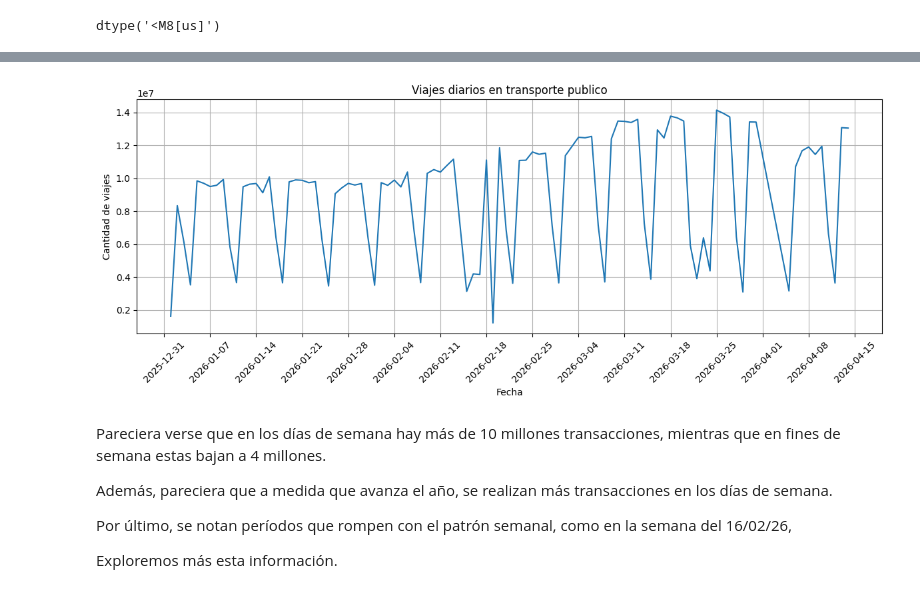
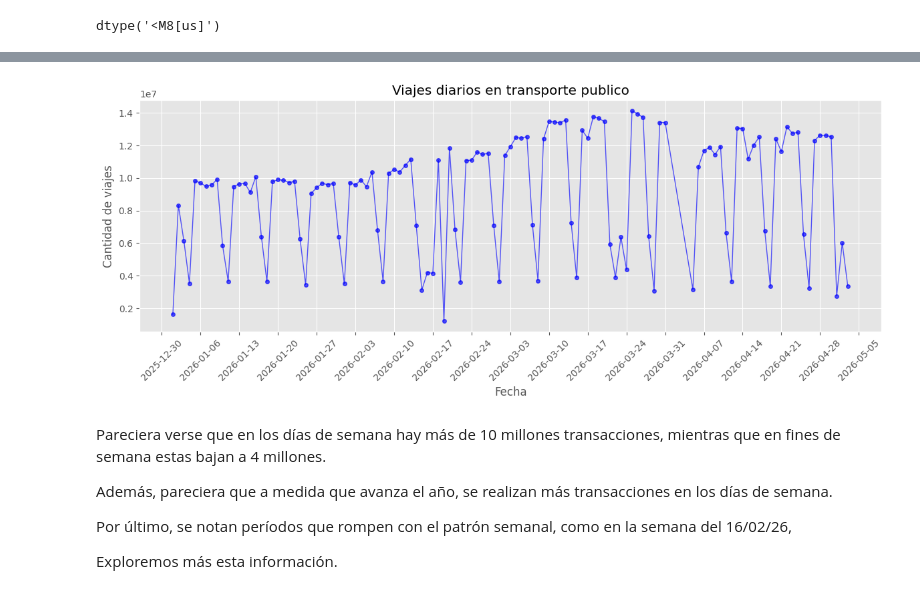
Before and after one commit to NachoGalle/Analisis-del-transporte-publico-en-Argentina, a Jupyter notebook: notebooks/eda_1.ipynb, the cells around one changed output, grey strips where cells are left out. Saved outputs shown, nothing was run; the diff lists cells and outputs as text; code cells hidden in the pictures.

```diff
--- a/notebooks/eda_1.ipynb
+++ b/notebooks/eda_1.ipynb
@@ -3,6 +3,7 @@ import pandas as pd
 import matplotlib.pyplot as plt
 import matplotlib.dates as mdates
 import seaborn as sns
+plt.style.use('ggplot')
 # %%
 df = pd.read_csv("../data/raw/dat-ab-usos-2026.csv",encoding="latin1")
 # %%
@@ -70,17 +71,20 @@ memory usage: 1.7 KB
 # %%
 fig, ax = plt.subplots(figsize=(12, 5))
-ax.plot(df_viajes_diarios['DIA_TRANSPORTE'], df_viajes_diarios['CANTIDAD'])
+ax.plot(df_viajes_diarios['DIA_TRANSPORTE'], df_viajes_diarios['CANTIDAD'],color='blue',alpha=0.65,marker='o', markersize=4, linewidth=1)
 ax.set_title('Viajes diarios en transporte publico')
 ax.set_xlabel('Fecha')
 ax.set_ylabel('Cantidad de viajes')
 ax.xaxis.set_major_locator(mdates.DayLocator(interval=7))
 ax.xaxis.set_major_formatter(mdates.DateFormatter('%Y-%m-%d'))
+# Establecer el inicio del eje x en 26-12-2025
+start_date = pd.to_datetime('2025-12-26')
+ax.set_xlim(left=start_date)
 plt.xticks(rotation=45)
 plt.grid(True)
 plt.tight_layout()
 plt.show()
 # %% [output]
-[figure, old version]
+[figure, new version]
 # %% [markdown]
 Pareciera verse que en los días de semana hay más de 10 millones transacciones, mientras que en fines de semana estas bajan a 4 millones.
 
```
Also changed, not shown: parts of 12 cells of this notebook.
